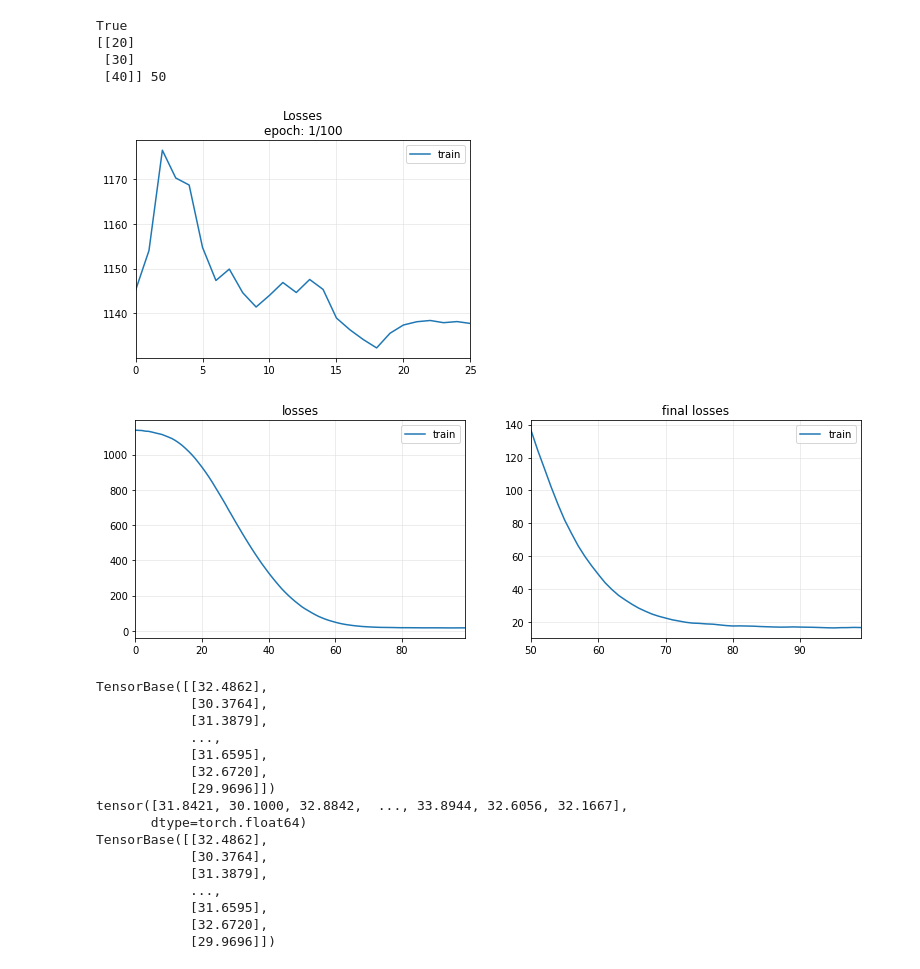
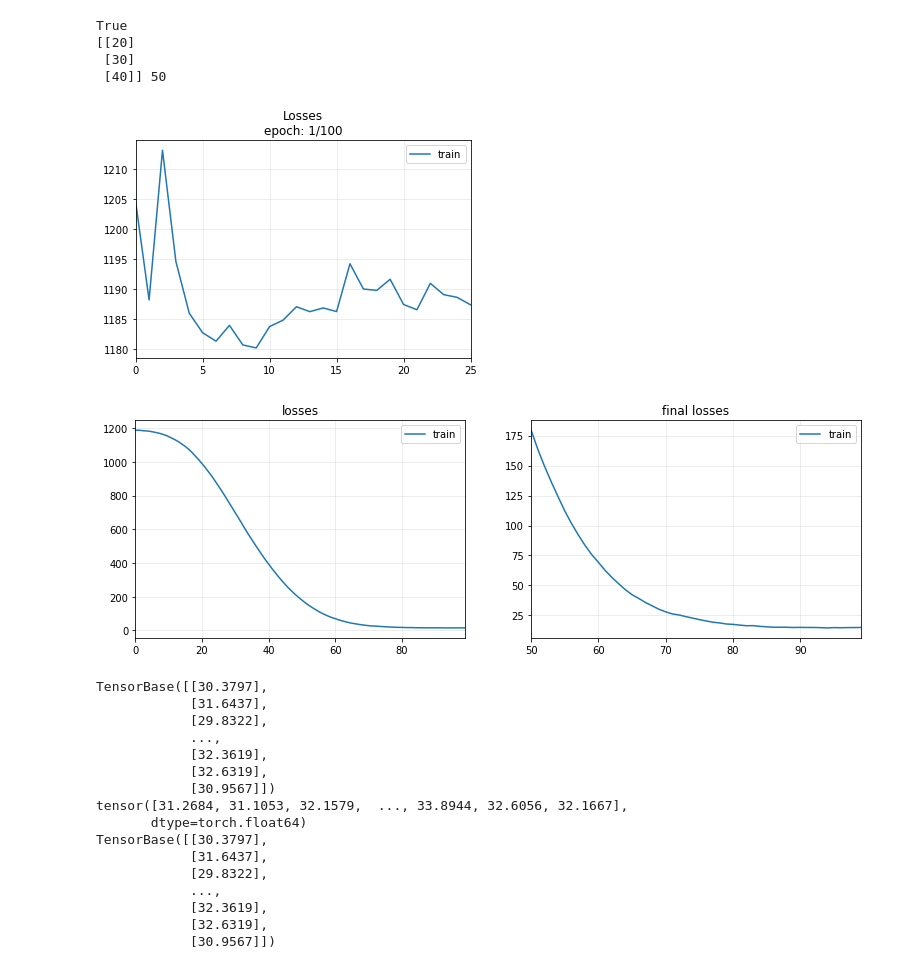
Before and after one commit to VDliveson/HACK-NASSCOM, a Jupyter notebook: lstm/tsai.ipynb, the cells around one changed output. Saved outputs shown, nothing was run; the diff lists cells and outputs as text; code cells hidden in the pictures.

```diff
--- a/lstm/tsai.ipynb
+++ b/lstm/tsai.ipynb
@@ -48,8 +44,8 @@ from tsai.all import *
 # %%
 data = pd.read_csv("../complete_merged.csv",index_col=0)
 # %%
-%%script false
-window_len = 10
+# %%script false
+window_len = 20
 horizon = 1
 x_vars = None
 y_vars = None
@@ -120,16 +135,16 @@ True
 # %%
 data_Adilabad_temp = get_data('Adilabad','temp_max')
 data_Adilabad_date = get_data('Adilabad','date')
 # print(data_Adilabad_date)
-X,y = split_sequence(data_Adilabad_date,data_Adilabad_temp,10,1)
+X,y = split_sequence(data_Adilabad_date,data_Adilabad_temp,window_len,1)
 
 batch_tfms = TSStandardize(by_sample=True)
-reg = TSRegressor(X, y, path='models', arch=TSTPlus, batch_tfms=batch_tfms, metrics=rmse, cbs=ShowGraph(), verbose=True)
+reg = TSRegressor(X, y, path='models', batch_tfms=batch_tfms, metrics=rmse, cbs=ShowGraph(), verbose=True)
 reg.fit_one_cycle(100, 3e-4)
 reg.export("reg.pkl")
 # %% [output]
-[figure, old version]
+[figure, new version]
-[figure, old version]
+[figure, new version]
 # %%
 from tsai.inference import load_learner
 reg = load_learner("models/reg.pkl")
@@ -139,20 +154,20 @@ print(raw_preds)
 print(target)
 print(preds)
 # %% [output]
-TensorBase([[32.4862],
-            [30.3764],
-            [31.3879],
+TensorBase([[30.3797],
+            [31.6437],
+            [29.8322],
             ...,
-            [31.6595],
-            [32.6720],
-            [29.9696]])
-tensor([31.8421, 30.1000, 32.8842,  ..., 33.8944, 32.6056, 32.1667],
+            [32.3619],
+            [32.6319],
+            [30.9567]])
+tensor([31.2684, 31.1053, 32.1579,  ..., 33.8944, 32.6056, 32.1667],
        dtype=torch.float64)
-TensorBase([[32.4862],
-            [30.3764],
-            [31.3879],
+TensorBase([[30.3797],
+            [31.6437],
+            [29.8322],
             ...,
-            [31.6595],
-            [32.6720],
-            [29.9696]])
+            [32.3619],
+            [32.6319],
+            [30.9567]])
 # %%
```
Also changed, not shown: parts of 3 cells of this notebook.
